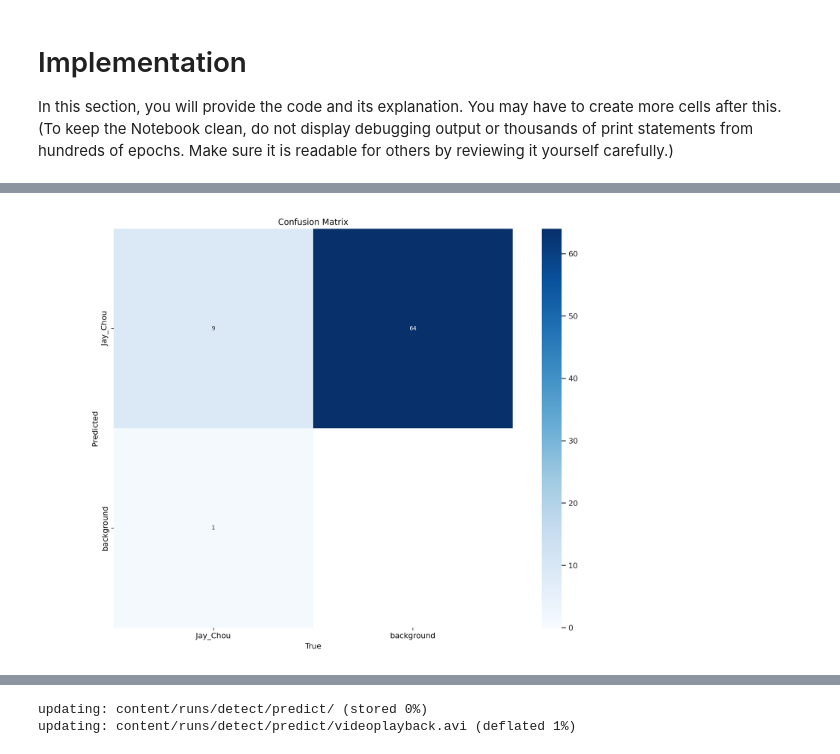
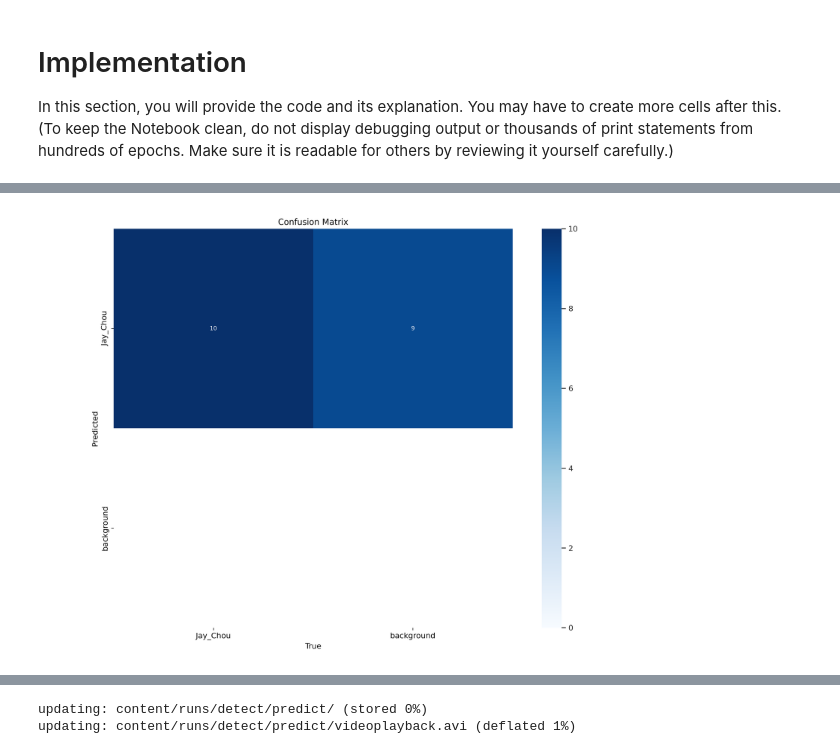
Before and after one commit to shanghengwu/mlp_proj, a Jupyter notebook: revised-yolo8.ipynb, the cells around one changed output, grey strips where cells are left out. Saved outputs shown, nothing was run; the diff lists cells and outputs as text; code cells hidden in the pictures.

```diff
--- a/revised-yolo8.ipynb
+++ b/revised-yolo8.ipynb
@@ -175,4 +111,5 @@ Results saved to runs/detect/train5
 # %%
-Image(filename=f'/content/runs/detect/train3/confusion_matrix.png', width=600)
+# Confusion Matrix for Training a Model with SGD Optimizer
+Image(filename=f'/content/runs/detect/train10/confusion_matrix.png', width=600)
 # %% [output]
-[figure, old version]
+[figure, new version]
```
Also changed, not shown: parts of 19 cells of this notebook, 43 other files.
